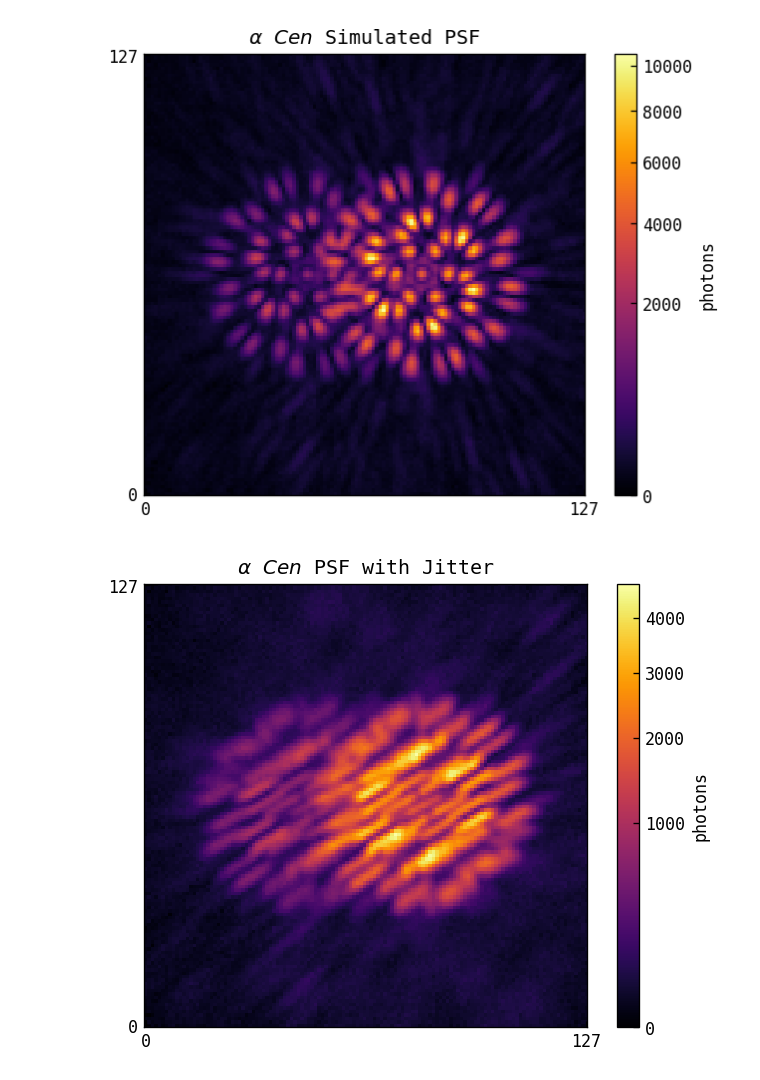
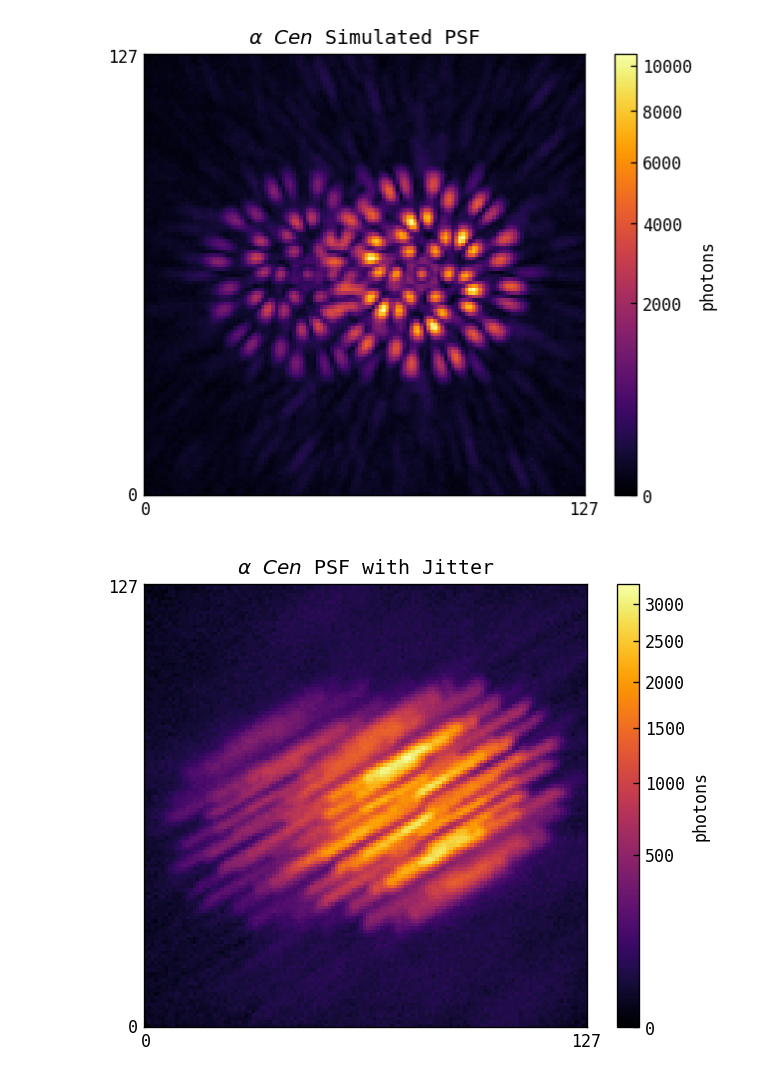
Before and after one commit to maxecharles/toliman-phd, a Jupyter notebook: main.ipynb, the cells around one changed output. Saved outputs shown, nothing was run; the diff lists cells and outputs as text; code cells hidden in the pictures.

```diff
--- a/main.ipynb
+++ b/main.ipynb
@@ -26,7 +27,7 @@ obj = ac.AlphaCenPSF(mask_dir='data/test_mask.npy', n_wavels=10)
 obj.pa = 90  # position angle in degrees
 obj.sep = 10  # binary separation in arcseconds
 obj.flux = 6.152e7 / 10 / 2  # AVERAGE flux of the two stars per frame
-contrast = 3.372873  # flux contrast from V band magnitudes
+obj.contrast = 3.372873  # flux contrast from V band magnitudes
 # %% [markdown]
 Loading in the mask and creating/plotting the PSF
 # %%
@@ -39,8 +40,8 @@ Warning: Negative values in PSF. Taking absolute value.
 [figure]
 # %%
 jitfunc = ac.get_jitter_func(optics, source)
-jitPSF = jitfunc(rad=10, angle=30, npsf=10)
+jitPSF = jitfunc(rad=30, angle=30, npsf=15)
 noisePSF = ac.add_noise_to_psf(jitPSF)
-utils.PlotSqrtPSF(noisePSF, title=r'$\alpha$ $Cen$ PSF with Jitter'
+utils.PlotSqrtPSF(noisePSF, title=r'$\alpha$ $Cen$ PSF with Jitter')
 # %% [output]
-[figure, old version]
+[figure, new version]
```
Also changed, not shown: parts of 2 cells of this notebook, 1 other file.
